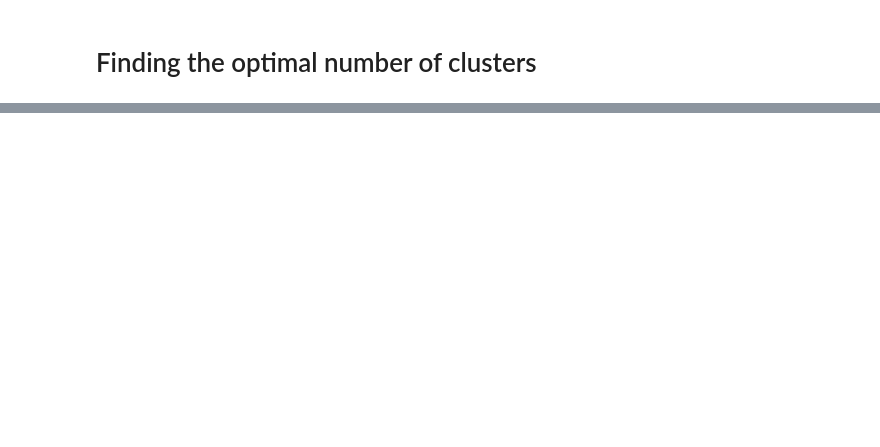
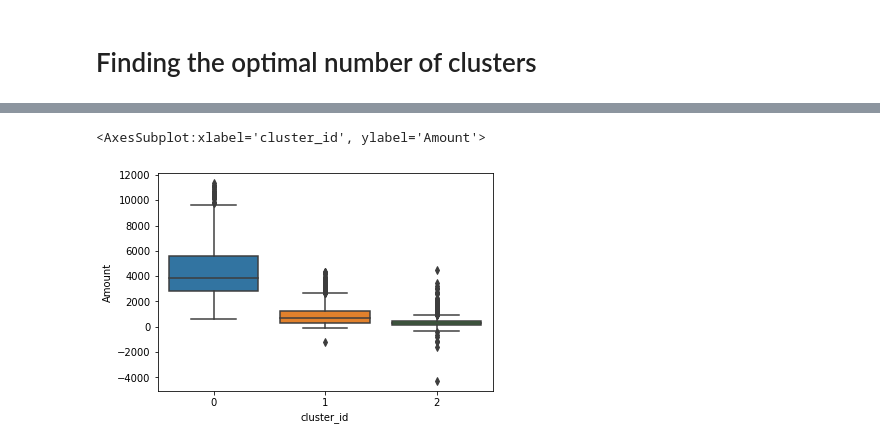
Before and after one commit to raghavsinghalrs/Customer_Segmentation, a Jupyter notebook: Customer Segmentation.ipynb, the cells around one changed output, grey strips where cells are left out. Drawn from its saved outputs; the diff is of its cells as text; code cells hidden in the pictures; blank space fills up the shorter version.

```diff
--- a/Customer Segmentation.ipynb
+++ b/Customer Segmentation.ipynb
@@ -216,6 +221,7 @@ AFR.head()
 # %%
+Scaled = grouped[['Amount','Recency','Frequency']]
 from sklearn.preprocessing import StandardScaler
-SS = StandardScaler()
-Scaled = SS.fit_transform(AFR)
+sc = StandardScaler()
+Scaled = sc.fit_transform(Scaled)
 Scaled.shape
 # %% [output]
@@ -223,2 +229,3 @@ Scaled.shape
 # %%
-Scaled = pd.DataFrame(data=Scaled,columns=['Amount','Frequency','Recency'])
+Scaled = pd.DataFrame(data=Scaled,columns=['Amount','Recency','Frequency'])
+Scaled.head()
@@ -236,6 +241,6 @@ Scaled.head()
 # %%
 #Model
 from sklearn.cluster import KMeans
-KM = KMeans(n_clusters=5,max_iter=50)
+KM = KMeans(n_clusters=3,max_iter=50)
 KM.fit(Scaled)
 # %% [output]
@@ -265,0 +278,3 @@ fig.show()
+# %%
+grouped['cluster_id'] = KM.labels_
+grouped.head(20)
@@ -265,0 +301,5 @@ fig.show()
+# %%
+sns.boxplot(x="cluster_id",y="Amount",data=grouped)
+# %% [output]
+<AxesSubplot:xlabel='cluster_id', ylabel='Amount'>
+[figure, added]
```
Also changed, not shown: parts of 15 cells of this notebook.
